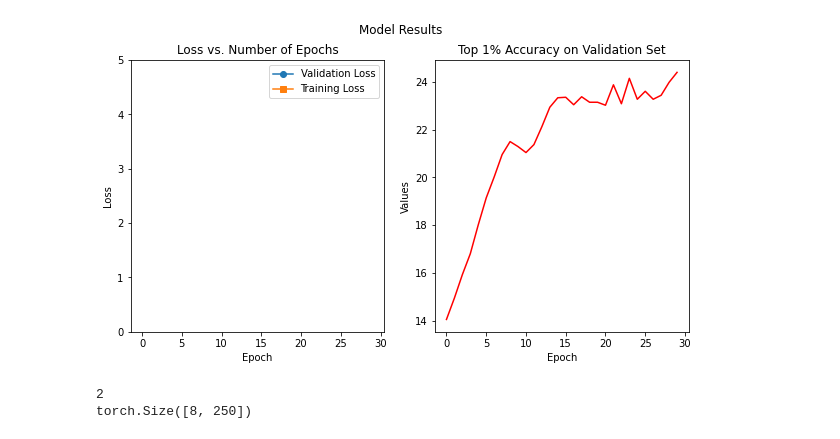
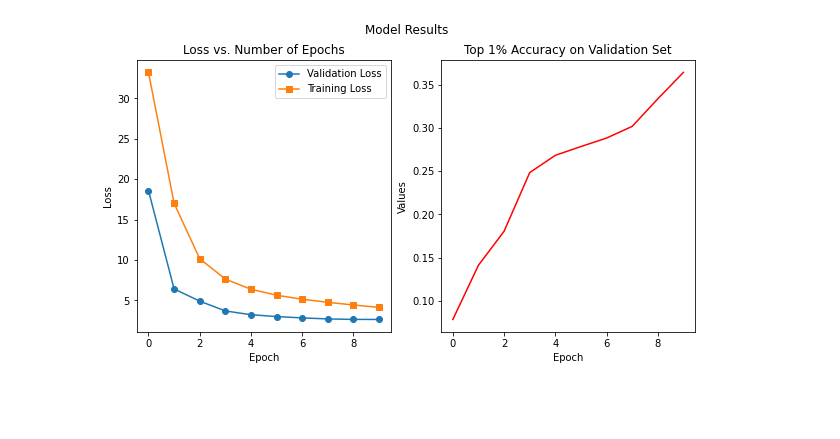
Before and after one commit to AmeanAsad/dendritic-tree-model, a Jupyter notebook: model/TcnNets.ipynb, the cells around one changed output. Cells and saved outputs as stored; diff of their text form; code cells hidden in the pictures; blank space fills up the shorter version.

Commit message:
Temporal Conv Nets

```diff
--- a/model/TcnNets.ipynb
+++ b/model/TcnNets.ipynb
@@ -72,7 +72,7 @@ class DeviceDataLoader():
         """Number of batches"""
         return len(self.dl)
 
-BATCH_SIZE = 8
+BATCH_SIZE = 28
 train_dl = DataLoader(train_data, BATCH_SIZE, num_workers=0)
 test_dl = DataLoader(test_data, BATCH_SIZE, num_workers=4)
 
@@ -93,10 +93,18 @@ def round(x, decimals=0):
 count = 0
 
 def accuracy(outputs, labels):
+#     print("Output shape", outputs.shape)
     preds, _ = torch.max(outputs, dim=1)
+    preds = torch.flatten(preds)
+
+    labels = torch.flatten(labels)
     labels = round(labels, decimals=0)
     preds =  round(preds, decimals=0)
-
+#     print("Label shape", labels.shape)
+#     print("Prediction Shape", preds.shape)
+#     print("Length", len(preds))
+#     print(torch.tensor(torch.sum(preds == labels).item()))
+#     preds.get()
     return torch.tensor(torch.sum(preds == labels).item() / len(preds))
 
 
@@ -106,13 +114,17 @@ class BaseModule(nn.Module):
     def training_step(self, batch):
         images, labels = batch
         out = self(images)
-        loss = mse_loss(out, labels)
+        outM = torch.flatten(out)
+        labelsM = torch.flatten(labels)
+        loss = mse_loss(outM, labelsM)
         return loss
 
     def validation_step(self, batch):
         images, labels = batch
         out = self(images)
-        loss = mse_loss(out, labels)
+        outM = torch.flatten(out)
+        labelsM = torch.flatten(labels)
+        loss = mse_loss(outM, labelsM)
         acc = accuracy(out, labels)
         return {'val_loss': loss.detach(), 'val_acc': acc}
 
@@ -175,7 +187,7 @@ def plotResults(history,name):
     ax1.plot(losses, '-o', label="Validation Loss")
     ax1.plot(train_loss, "-s", label="Training Loss")
     ax1.legend()
-    ax1.set_ylim([0,5])
+#     ax1.set_ylim([0,5])
     ax1.set(xlabel = 'Epoch', ylabel="Loss")
 
 
@@ -225,34 +237,35 @@ class Net1(BaseModule):
         super(Net1, self).__init__()
 
         self.net = nn.Sequential(
-            CausalConv1d(in_channels=1278, out_channels=128, kernel_size=1, stride=1, dilation=1, groups=1, bias=True),
-            nn.BatchNorm1d(num_features=128, eps=0.001, momentum=0.99,
+            CausalConv1d(in_channels=1278, out_channels=32, kernel_size=3, stride=1, dilation=1, groups=1, bias=True),
+            nn.BatchNorm1d(num_features=32, eps=0.001, momentum=0.99,
                                      affine=True, track_running_stats=True),
             nn.ReLU(),
-            CausalConv1d(in_channels=128, out_channels=64, kernel_size=1, stride=1, dilation=1, groups=1, bias=True),
-            nn.BatchNorm1d(num_features=64, eps=0.001, momentum=0.99,
+            CausalConv1d(in_channels=32, out_channels=32, kernel_size=7, stride=1, dilation=1, groups=1, bias=True),
+            nn.BatchNorm1d(num_features=32, eps=0.001, momentum=0.99,
                                      affine=True, track_running_stats=True),
             nn.ReLU(),
-            CausalConv1d(in_channels=64, out_channels=32, kernel_size=1, stride=1, dilation=1, groups=1, bias=True),
+            CausalConv1d(in_channels=32, out_channels=32, kernel_size=24, stride=1, dilation=1, groups=1, bias=True),
             nn.BatchNorm1d(num_features=32, eps=0.001, momentum=0.99,
                                      affine=True, track_running_stats=True),
-
             nn.ReLU(),
-            CausalConv1d(in_channels=32, out_channels=1, kernel_size=1, stride=1, dilation=1, groups=1, bias=True),
+            CausalConv1d(in_channels=32, out_channels=1, kernel_size=33, stride=1, dilation=1, groups=1, bias=True),
         )
     def forward(self, x):
         x = x.float()
+#         print("Input shape", x.shape)
         res = self.net(x)
         temp = res[:,:, 150:]
 
         return temp.to(dtype=torch.float64)
 # %%
+
 
 model = to_device(Net1(), device)
 history = [evaluate(model, val_loader)]
-num_epochs = 30
+num_epochs = 10
 opt_func = torch.optim.Adam
-lr = 3e-4
+lr = 9e-5
 history += fit(num_epochs, lr, model, train_loader, val_loader, opt_func)
 histories.append(history)
 plotResults(history[1:], "Net1")
@@ -277,15 +283,22 @@ Epoch 30, Validation Loss: 53.2010, Validation Accuracy: 24.3958
-[figure, old version]
+[figure, new version]
 # %%
- with torch.no_grad():
+
+truth = []
+preds = []
+
+with torch.no_grad():
     count = 0
-    lim = 0
+    lim = 15
     for batch in train_dl:
-        print(len(batch))
-        print(batch[1].shape)
+        res = model(batch[0].to("cuda"))
+        res = res[:,0,:]
+        res = torch.flatten(res)
+        preds+= res.tolist()
+
+        truthVals = batch[1]
+        truthVals = torch.flatten(truthVals)
+        truth+= truthVals.float()
         count+=1
 
         if count > lim:
             break
-# %% [output]
-2
-torch.Size([8, 250])
```
Also changed, not shown: parts of 18 cells of this notebook, 15 other files.
